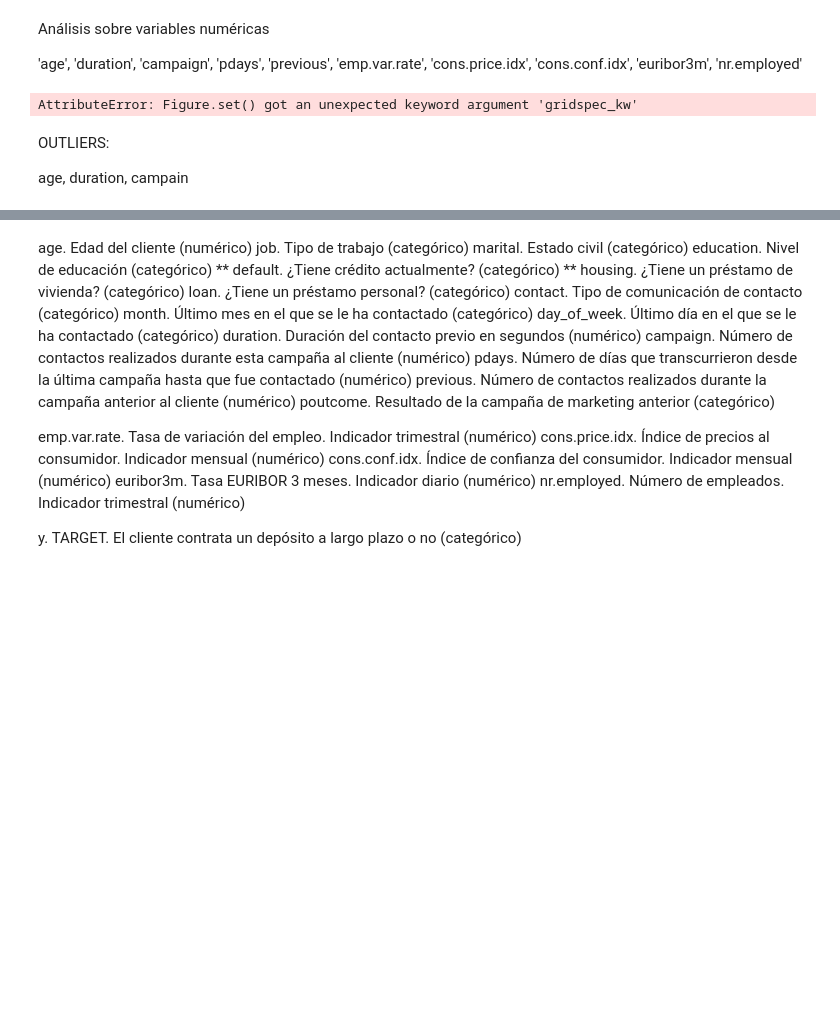
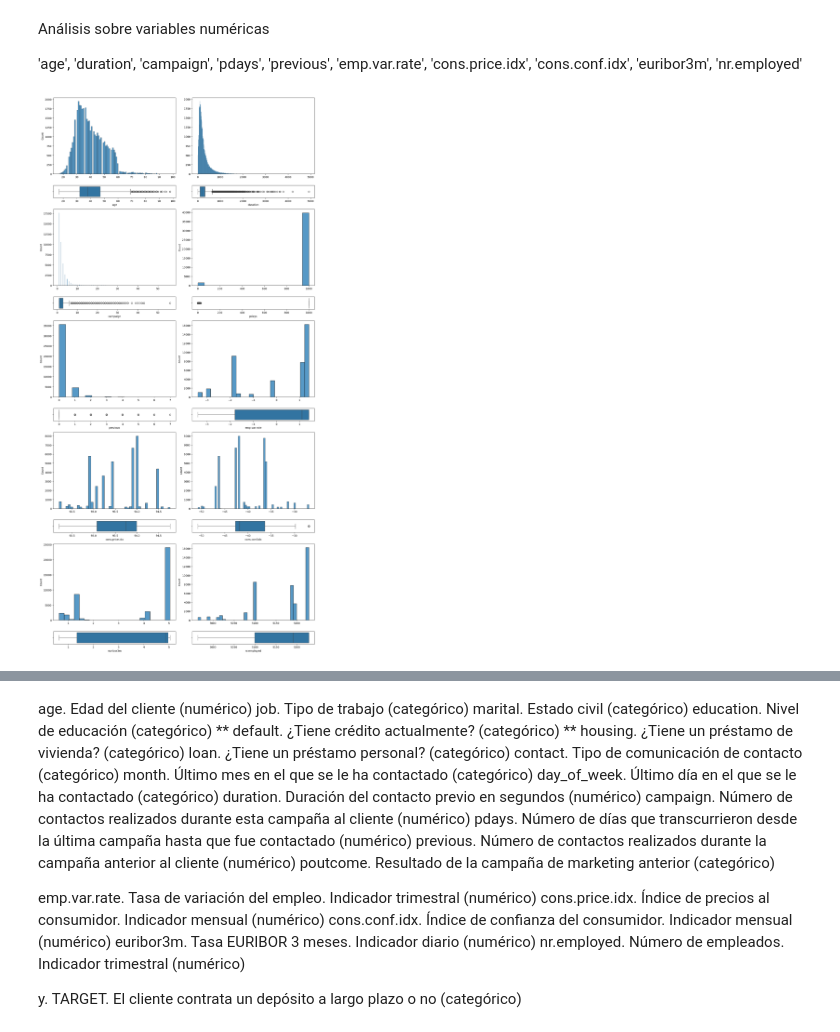
Before and after one commit to 4GeeksAcademy/Finarosalina_machine-learning-python-template, a Jupyter notebook: src/explore.ipynb, the cells around one changed output, grey strips where cells are left out. Saved outputs shown, nothing was run; the diff lists cells and outputs as text; code cells hidden in the pictures; blank space fills up the shorter version.

```diff
--- a/src/explore.ipynb
+++ b/src/explore.ipynb
@@ -122,40 +140,49 @@ Análisis sobre variables numéricas
 
 'age', 'duration', 'campaign', 'pdays', 'previous', 'emp.var.rate', 'cons.price.idx', 'cons.conf.idx', 'euribor3m', 'nr.employed'
 # %%
-fig = plt.figure(figsize=(10, 30), gridspec_kw={'height_ratios': [6, 2]*10})  # Ajusta el tamaño de la figura si es necesario
+from matplotlib.gridspec import GridSpec
 
+# Crear la figura y el GridSpec
+fig = plt.figure(figsize=(15, 30))
 
+# Usar GridSpec para dividir el espacio (10 filas, 2 columnas)
+gs = GridSpec(10, 2, figure=fig, height_ratios=[6, 1] * 5)  # 5 pares de histograma y boxplot (10 filas en total)
 
-# Crear una figura múltiple con histogramas y diagramas de caja
-sns.histplot(ax = axis[0, 0], data = df, x = "age").set(xlabel = None)
-sns.boxplot(ax = axis[1, 0], data = df, x = "age")
-sns.histplot(ax = axis[0, 1], data = df, x = "duration").set(xlabel = None, ylabel = None)
-sns.boxplot(ax = axis[1, 1], data = df, x = "duration")
-sns.histplot(ax = axis[2, 0], data = df, x = "campaign").set(xlabel = None)
-sns.boxplot(ax = axis[3, 0], data = df, x = "campaign")
-sns.histplot(ax = axis[2, 1], data = df, x = "pdays").set(xlabel = None)
-sns.boxplot(ax = axis[3, 1], data = df, x = "pdays")
-sns.histplot(ax = axis[4, 0], data = df, x = "previous").set(xlabel = None)
-sns.boxplot(ax = axis[5, 0], data = df, x = "previous")
-sns.histplot(ax = axis[4, 1], data = df, x = "emp.var.rate").set(xlabel = None)
-sns.boxplot(ax = axis[5, 1], data = df, x = "emp.var.rate")
-sns.histplot(ax = axis[6, 0], data = df, x = "cons.price.idx").set(xlabel = None)
-sns.boxplot(ax = axis[7, 0], data = df, x = "cons.price.idx")
-sns.histplot(ax = axis[6, 1], data = df, x = "cons.conf.idx").set(xlabel = None)
-sns.boxplot(ax = axis[7, 1], data = df, x = "cons.conf.idx")
-sns.histplot(ax = axis[8, 0], data = df, x = "euribor3m").set(xlabel = None)
-sns.boxplot(ax = axis[9, 0], data = df, x = "euribor3m")
-sns.histplot(ax = axis[8, 1], data = df, x = "nr.employed").set(xlabel = None)
-sns.boxplot(ax = axis[9, 1], data = df, x = "nr.employed")
+# Crear los gráficos de histograma y boxplot
+sns.histplot(ax=fig.add_subplot(gs[0, 0]), data=df, x="age").set(xlabel=None)
+sns.boxplot(ax=fig.add_subplot(gs[1, 0]), data=df, x="age")
+
+sns.histplot(ax=fig.add_subplot(gs[0, 1]), data=df, x="duration").set(xlabel=None, ylabel=None)
+sns.boxplot(ax=fig.add_subplot(gs[1, 1]), data=df, x="duration")
+
+sns.histplot(ax=fig.add_subplot(gs[2, 0]), data=df, x="campaign").set(xlabel=None)
+sns.boxplot(ax=fig.add_subplot(gs[3, 0]), data=df, x="campaign")
+
+sns.histplot(ax=fig.add_subplot(gs[2, 1]), data=df, x="pdays").set(xlabel=None)
+sns.boxplot(ax=fig.add_subplot(gs[3, 1]), data=df, x="pdays")
+
+sns.histplot(ax=fig.add_subplot(gs[4, 0]), data=df, x="previous").set(xlabel=None)
+sns.boxplot(ax=fig.add_subplot(gs[5, 0]), data=df, x="previous")
+
+sns.histplot(ax=fig.add_subplot(gs[4, 1]), data=df, x="emp.var.rate").set(xlabel=None)
+sns.boxplot(ax=fig.add_subplot(gs[5, 1]), data=df, x="emp.var.rate")
+
+sns.histplot(ax=fig.add_subplot(gs[6, 0]), data=df, x="cons.price.idx").set(xlabel=None)
+sns.boxplot(ax=fig.add_subplot(gs[7, 0]), data=df, x="cons.price.idx")
+
+sns.histplot(ax=fig.add_subplot(gs[6, 1]), data=df, x="cons.conf.idx").set(xlabel=None)
+sns.boxplot(ax=fig.add_subplot(gs[7, 1]), data=df, x="cons.conf.idx")
+
+sns.histplot(ax=fig.add_subplot(gs[8, 0]), data=df, x="euribor3m").set(xlabel=None)
+sns.boxplot(ax=fig.add_subplot(gs[9, 0]), data=df, x="euribor3m")
+
+sns.histplot(ax=fig.add_subplot(gs[8, 1]), data=df, x="nr.employed").set(xlabel=None)
+sns.boxplot(ax=fig.add_subplot(gs[9, 1]), data=df, x="nr.employed")
 
 # Ajustar el layout
 plt.tight_layout()
 
 # Mostrar el plot
 plt.show()
 # %% [output]
-AttributeError: Figure.set() got an unexpected keyword argument 'gridspec_kw'
+[figure, added]
-# %% [markdown]
-OUTLIERS:
-
-age, duration, campain
```
Also changed, not shown: parts of 7 cells of this notebook.
